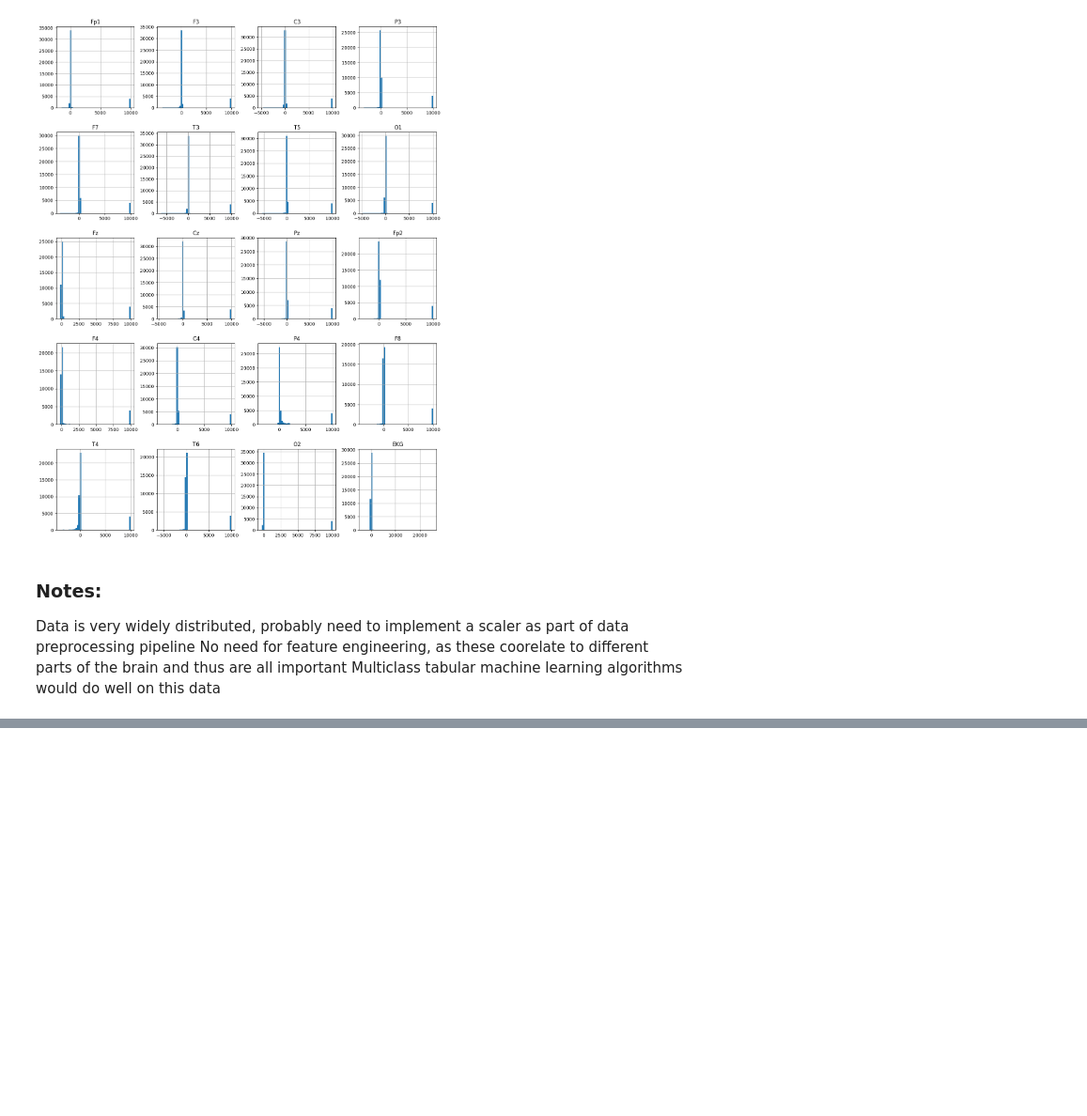
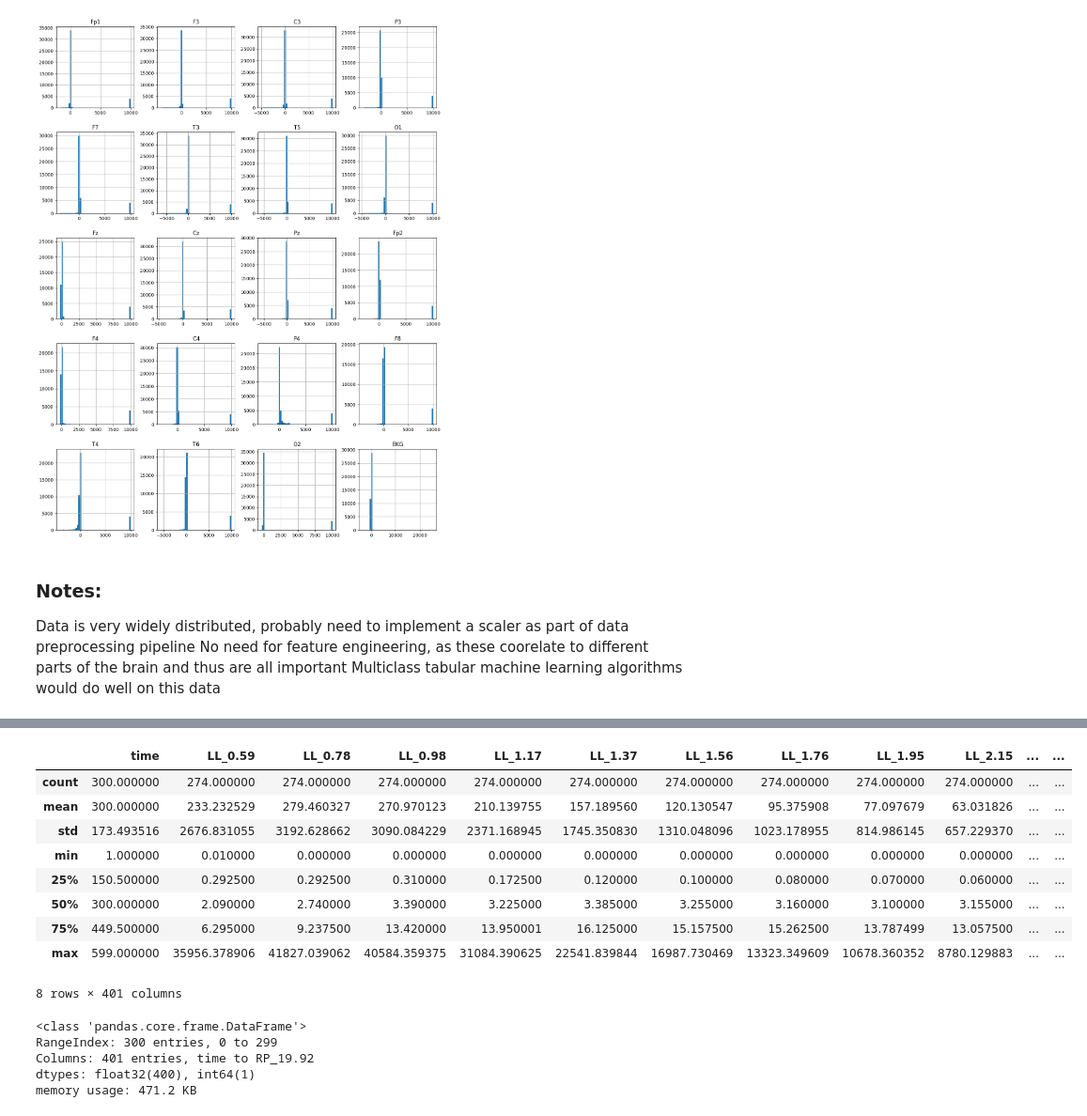
Before and after one commit to fengzhang789/Harmful-Brain-Activity-Classification, a Jupyter notebook: notebooks/exploratory-data-analysis.ipynb, the cells around one changed output, grey strips where cells are left out. Shown at 94% size. Cells and saved outputs as stored; diff of their text form; code cells hidden in the pictures; blank space fills up the shorter version.

```diff
--- a/notebooks/exploratory-data-analysis.ipynb
+++ b/notebooks/exploratory-data-analysis.ipynb
@@ -95,0 +100,6 @@ Multiclass tabular machine learning algorithms would do well on this data
+# %%
+PATH = r'../data/train_spectrograms'
+files = os.listdir(PATH)
+sample_file = os.path.join(PATH, files[0])
+data = pd.read_parquet(sample_file)
+data.head()
@@ -95,0 +114,21 @@ Multiclass tabular machine learning algorithms would do well on this data
+# %%
+data.describe()
+# %% [output]
+|  | time | LL_0.59 | LL_0.78 | LL_0.98 | LL_1.17 | LL_1.37 | LL_1.56 | LL_1.76 | LL_1.95 | LL_2.15 | ... | ... |
+| count | 300.000000 | 274.000000 | 274.000000 | 274.000000 | 274.000000 | 274.000000 | 274.000000 | 274.000000 | 274.000000 | 274.000000 | ... | ... |
+| mean | 300.000000 | 233.232529 | 279.460327 | 270.970123 | 210.139755 | 157.189560 | 120.130547 | 95.375908 | 77.097679 | 63.031826 | ... | ... |
+| std | 173.493516 | 2676.831055 | 3192.628662 | 3090.084229 | 2371.168945 | 1745.350830 | 1310.048096 | 1023.178955 | 814.986145 | 657.229370 | ... | ... |
+| min | 1.000000 | 0.010000 | 0.000000 | 0.000000 | 0.000000 | 0.000000 | 0.000000 | 0.000000 | 0.000000 | 0.000000 | ... | ... |
+| 25% | 150.500000 | 0.292500 | 0.292500 | 0.310000 | 0.172500 | 0.120000 | 0.100000 | 0.080000 | 0.070000 | 0.060000 | ... | ... |
+| 50% | 300.000000 | 2.090000 | 2.740000 | 3.390000 | 3.225000 | 3.385000 | 3.255000 | 3.160000 | 3.100000 | 3.155000 | ... | ... |
+| 75% | 449.500000 | 6.295000 | 9.237500 | 13.420000 | 13.950001 | 16.125000 | 15.157500 | 15.262500 | 13.787499 | 13.057500 | ... | ... |
+| max | 599.000000 | 35956.378906 | 41827.039062 | 40584.359375 | 31084.390625 | 22541.839844 | 16987.730469 | 13323.349609 | 10678.360352 | 8780.129883 | ... | ... |
+8 rows × 401 columns
+# %%
+data.info()
+# %% [output]
+<class 'pandas.core.frame.DataFrame'>
+RangeIndex: 300 entries, 0 to 299
+Columns: 401 entries, time to RP_19.92
+dtypes: float32(400), int64(1)
+memory usage: 471.2 KB
```
Also changed, not shown: parts of 9 cells of this notebook, 2 other files.
